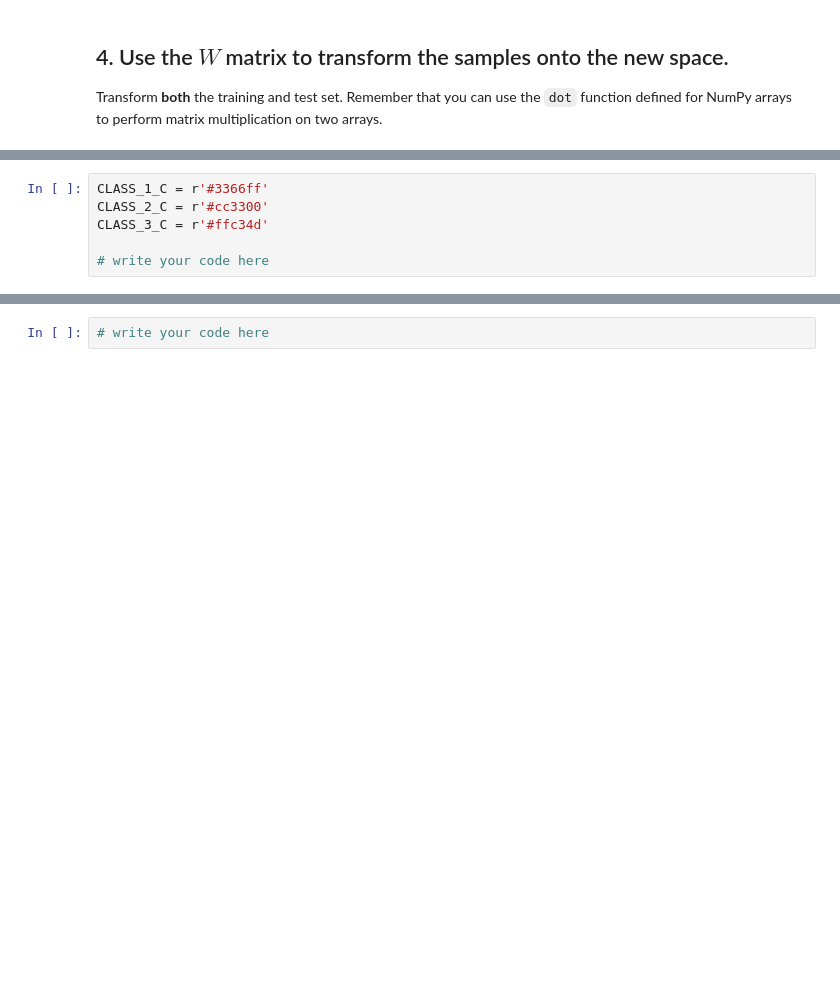
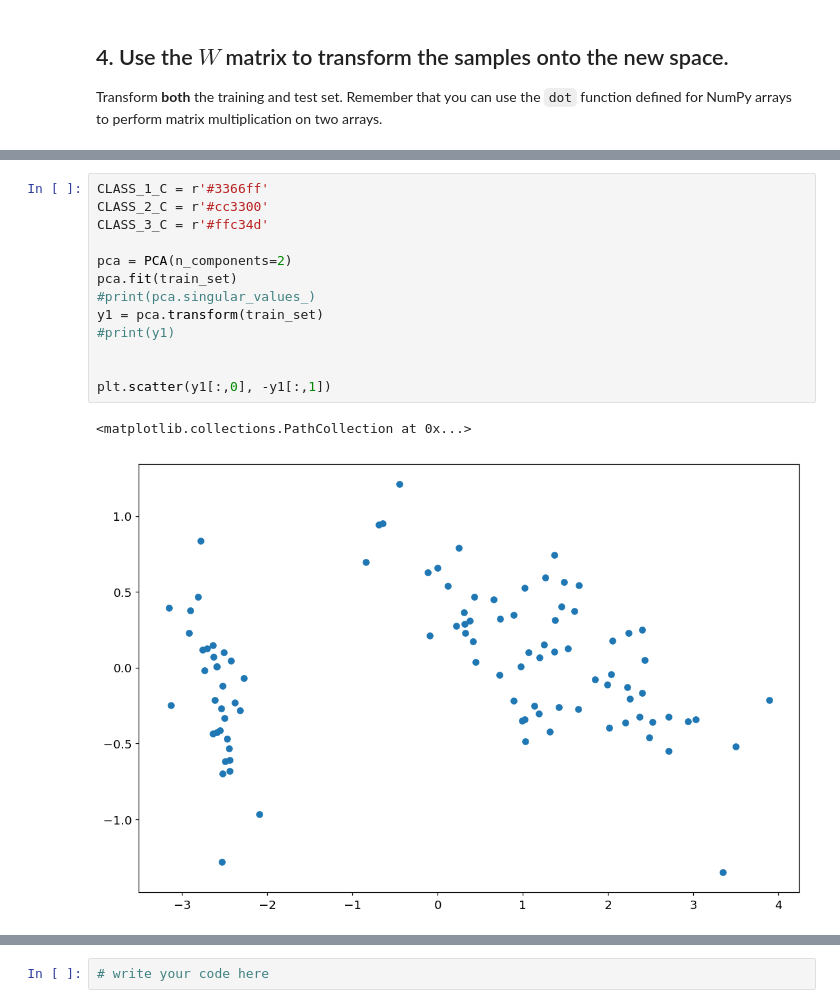
Before and after one commit to Rakin-Chowdhury/SPSCW2, a Jupyter notebook: lab_7/labsheets7.ipynb, the cells around one changed output, grey strips where cells are left out. Cells and saved outputs as stored; diff of their text form; blank space fills up the shorter version.

```diff
--- a/lab_7/labsheets7.ipynb
+++ b/lab_7/labsheets7.ipynb
@@ -164,12 +178,22 @@ To obtain the above plot and thus have two identical scatter plots, we flipped S
 Note that the y axis scale of the two plots is also different. This is because Scipy scales the data to have unit length 1. Again, what matters is how the data is distributed, so we can safely tell that our implementation is correct!
 
 To obtain the same scaling as our plots, use `ax.set_aspect('equal')`.
-# %%
-CLASS_1_C = r'#3366ff'
-CLASS_2_C = r'#cc3300'
-CLASS_3_C = r'#ffc34d'
-
-# write your code here
+# %%
+CLASS_1_C = r'#3366ff'
+CLASS_2_C = r'#cc3300'
+CLASS_3_C = r'#ffc34d'
+
+pca = PCA(n_components=2)
+pca.fit(train_set)
+#print(pca.singular_values_)
+y1 = pca.transform(train_set)
+#print(y1)
+
+
+plt.scatter(y1[:,0], -y1[:,1])
+# %% [output]
+<matplotlib.collections.PathCollection at 0x...>
+[figure, added]
 # %% [markdown]
 ## 6. Compare with your selected features
 
```
Also changed, not shown: parts of 3 cells of this notebook.
